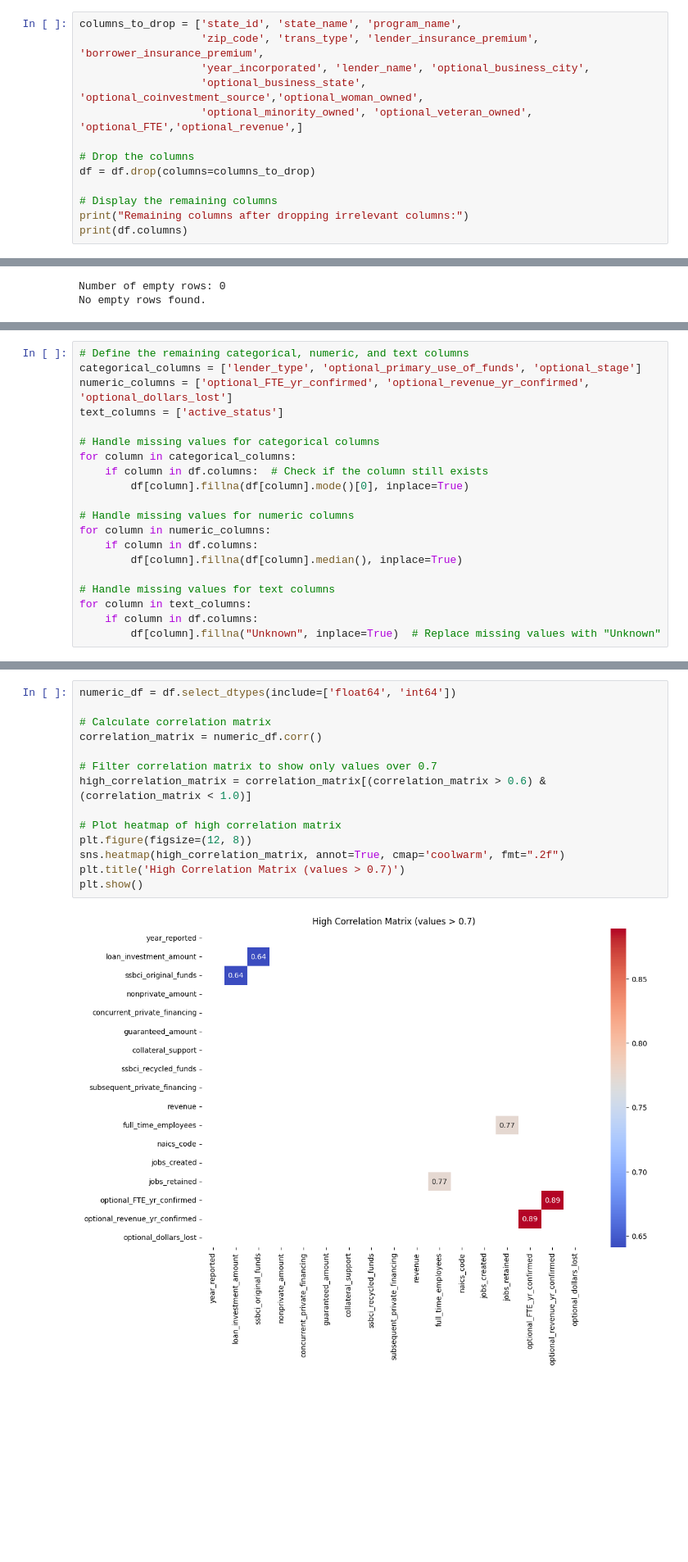
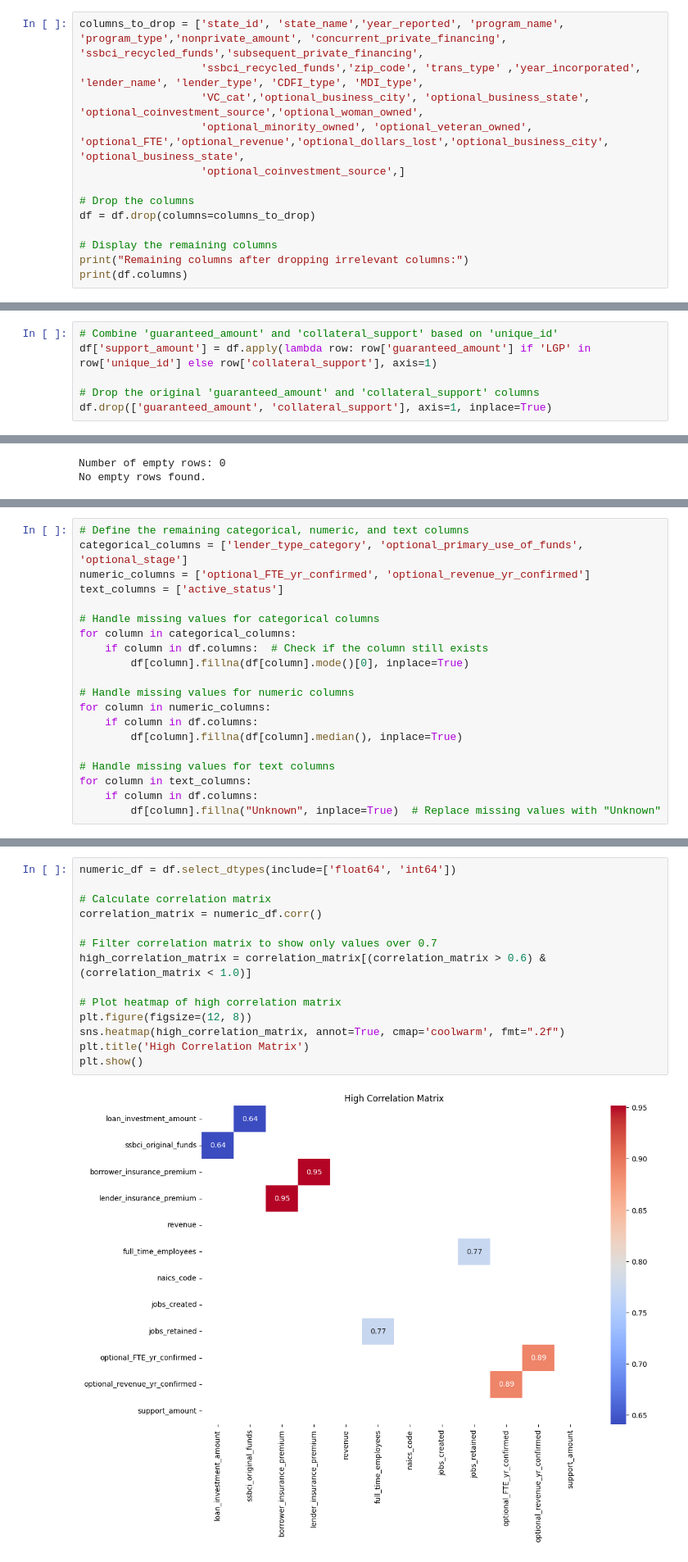
Before and after one commit to ManiaEsprit2024/Mania, a Jupyter notebook: Notebooks/SmallMediumBigBusiness.ipynb, the cells around one changed output, grey strips where cells are left out. Shown at 82% size. Saved outputs shown, nothing was run; the diff lists cells and outputs as text; blank space fills up the shorter version.

```diff
--- a/Notebooks/SmallMediumBigBusiness.ipynb
+++ b/Notebooks/SmallMediumBigBusiness.ipynb
@@ -523,9 +538,9 @@ Index(['state_id', 'state_name', 'year_reported', 'program_name',
 # %%
-columns_to_drop = ['state_id', 'state_name', 'program_name',
-                   'zip_code', 'trans_type', 'lender_insurance_premium', 'borrower_insurance_premium',
-                   'year_incorporated', 'lender_name', 'optional_business_city',
-                   'optional_business_state', 'optional_coinvestment_source','optional_woman_owned',
-                   'optional_minority_owned', 'optional_veteran_owned', 'optional_FTE','optional_revenue',]
+columns_to_drop = ['state_id', 'state_name','year_reported', 'program_name', 'program_type','nonprivate_amount', 'concurrent_private_financing', 'ssbci_recycled_funds','subsequent_private_financing',
+                   'ssbci_recycled_funds','zip_code', 'trans_type' ,'year_incorporated', 'lender_name', 'lender_type', 'CDFI_type', 'MDI_type',
+                   'VC_cat','optional_business_city', 'optional_business_state', 'optional_coinvestment_source','optional_woman_owned',
+                   'optional_minority_owned', 'optional_veteran_owned', 'optional_FTE','optional_revenue','optional_dollars_lost','optional_business_city', 'optional_business_state',
+                   'optional_coinvestment_source',]
 
 # Drop the columns
 df = df.drop(columns=columns_to_drop)
@@ -579,3 +600,9 @@ Name: count, dtype: int64
+# %%
+# Combine 'guaranteed_amount' and 'collateral_support' based on 'unique_id'
+df['support_amount'] = df.apply(lambda row: row['guaranteed_amount'] if 'LGP' in row['unique_id'] else row['collateral_support'], axis=1)
+
+# Drop the original 'guaranteed_amount' and 'collateral_support' columns
+df.drop(['guaranteed_amount', 'collateral_support'], axis=1, inplace=True)
 # %%
 # # Check for missing values
 # print("Number of duplicate rows:",df.isnull().sum())
@@ -633,7 +676,7 @@ Index(['year_reported', 'program_type', 'unique_id', 'disbursement_date',
 # %%
 # Define the remaining categorical, numeric, and text columns
-categorical_columns = ['lender_type', 'optional_primary_use_of_funds', 'optional_stage']
-numeric_columns = ['optional_FTE_yr_confirmed', 'optional_revenue_yr_confirmed', 'optional_dollars_lost']
+categorical_columns = ['lender_type_category', 'optional_primary_use_of_funds', 'optional_stage']
+numeric_columns = ['optional_FTE_yr_confirmed', 'optional_revenue_yr_confirmed']
 text_columns = ['active_status']
 
 # Handle missing values for categorical columns
@@ -669,18 +709,18 @@ Number of Remaining columns: 30
 # %%
 numeric_df = df.select_dtypes(include=['float64', 'int64'])
 
 # Calculate correlation matrix
 correlation_matrix = numeric_df.corr()
 
 # Filter correlation matrix to show only values over 0.7
 high_correlation_matrix = correlation_matrix[(correlation_matrix > 0.6) & (correlation_matrix < 1.0)]
 
 # Plot heatmap of high correlation matrix
 plt.figure(figsize=(12, 8))
 sns.heatmap(high_correlation_matrix, annot=True, cmap='coolwarm', fmt=".2f")
-plt.title('High Correlation Matrix (values > 0.7)')
+plt.title('High Correlation Matrix')
 plt.show()
 # %% [output]
-[figure, old version]
+[figure, new version]
 # %%
 # Drop the specified columns
```
Also changed, not shown: parts of 10 cells of this notebook, 2 other files.
